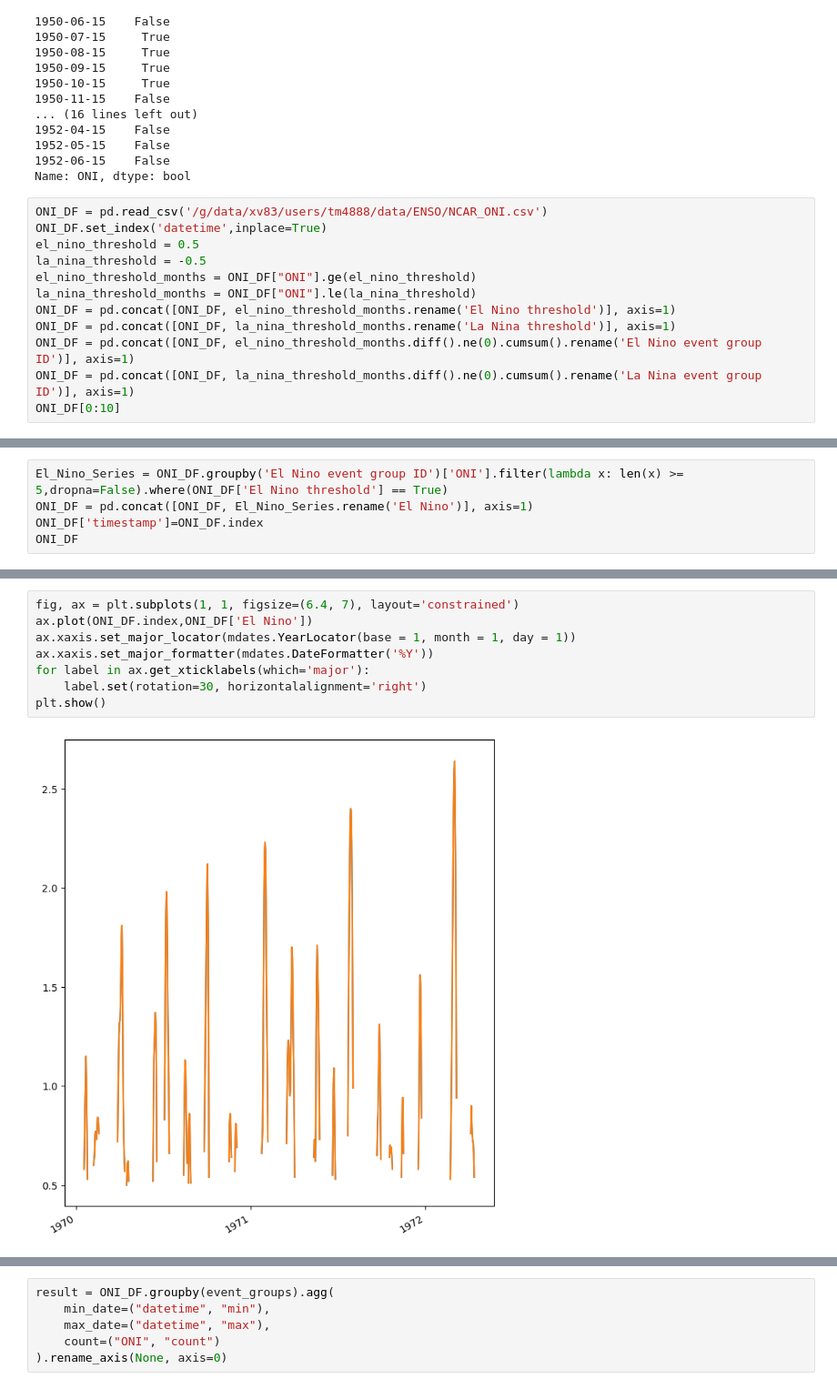
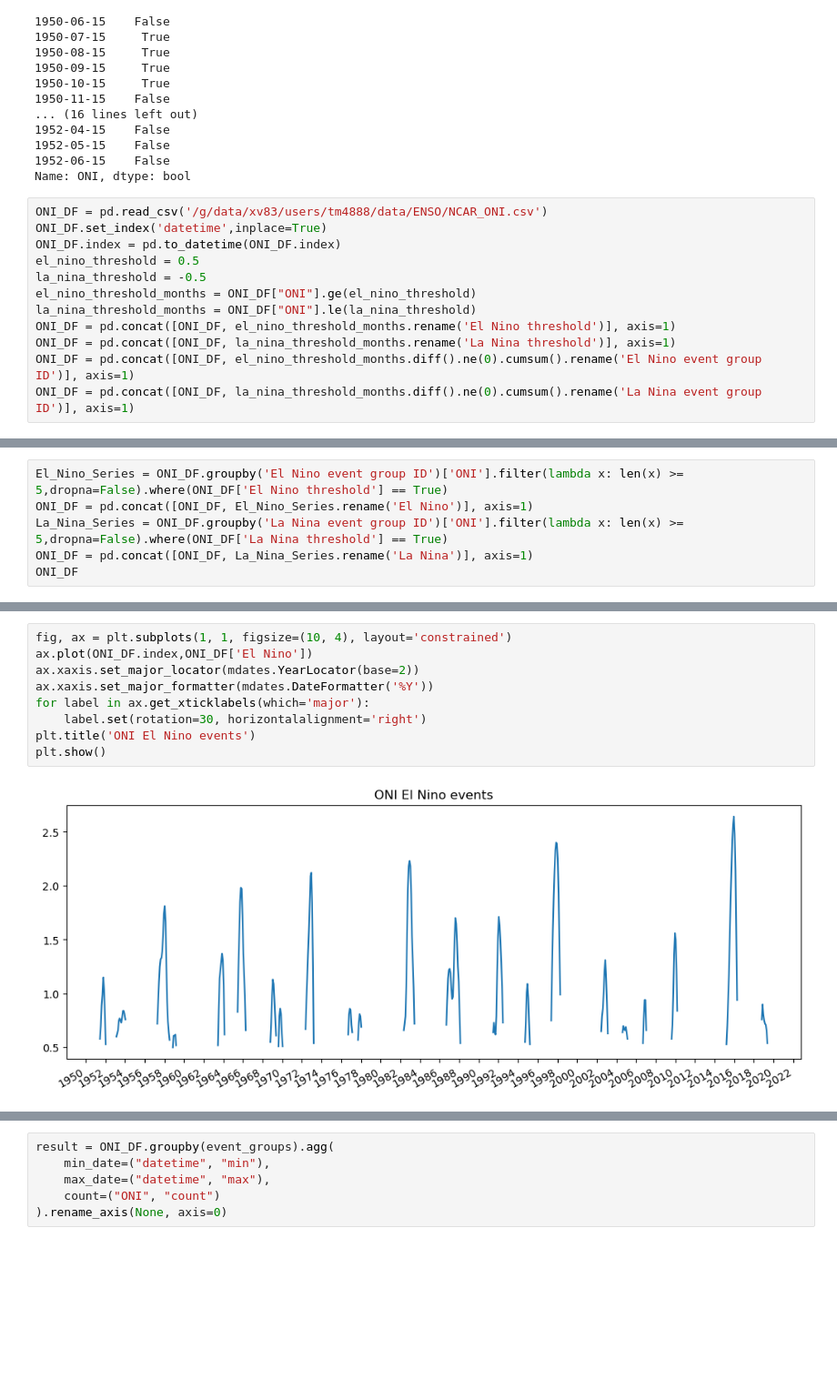
Before and after one commit to Thomas-Moore-Creative/BRAN-climatology-generator-demo, a Jupyter notebook: notebooks/demo_sandbox.ipynb, the cells around one changed output, grey strips where cells are left out. Shown at 91% size. Saved outputs shown, nothing was run; the diff lists cells and outputs as text; blank space fills up the shorter version.

Commit message:
ENSO events based on ONI generated > #2

```diff
--- a/notebooks/demo_sandbox.ipynb
+++ b/notebooks/demo_sandbox.ipynb
@@ -381,6 +381,7 @@ Name: ONI, dtype: bool
 # %%
 ONI_DF = pd.read_csv('/g/data/xv83/users/tm4888/data/ENSO/NCAR_ONI.csv')
 ONI_DF.set_index('datetime',inplace=True)
+ONI_DF.index = pd.to_datetime(ONI_DF.index)
 el_nino_threshold = 0.5
 la_nina_threshold = -0.5
 el_nino_threshold_months = ONI_DF["ONI"].ge(el_nino_threshold)
@@ -389,4 +390,3 @@ ONI_DF = pd.concat([ONI_DF, el_nino_threshold_months.rename('El Nino threshold')
 ONI_DF = pd.concat([ONI_DF, la_nina_threshold_months.rename('La Nina threshold')], axis=1)
 ONI_DF = pd.concat([ONI_DF, el_nino_threshold_months.diff().ne(0).cumsum().rename('El Nino event group ID')], axis=1)
 ONI_DF = pd.concat([ONI_DF, la_nina_threshold_months.diff().ne(0).cumsum().rename('La Nina event group ID')], axis=1)
-ONI_DF[0:10]
@@ -406,7 +393,8 @@ ONI_DF[0:10]
 # %%
 El_Nino_Series = ONI_DF.groupby('El Nino event group ID')['ONI'].filter(lambda x: len(x) >= 5,dropna=False).where(ONI_DF['El Nino threshold'] == True)
 ONI_DF = pd.concat([ONI_DF, El_Nino_Series.rename('El Nino')], axis=1)
-ONI_DF['timestamp']=ONI_DF.index
+La_Nina_Series = ONI_DF.groupby('La Nina event group ID')['ONI'].filter(lambda x: len(x) >= 5,dropna=False).where(ONI_DF['La Nina threshold'] == True)
+ONI_DF = pd.concat([ONI_DF, La_Nina_Series.rename('La Nina')], axis=1)
 ONI_DF
 # %% [output]
 |  | year | month | ONI | El Nino threshold | La Nina threshold | El Nino event group ID | ... |
@@ -426,10 +414,11 @@ ONI_DF
 # %%
-fig, ax = plt.subplots(1, 1, figsize=(6.4, 7), layout='constrained')
+fig, ax = plt.subplots(1, 1, figsize=(10, 4), layout='constrained')
 ax.plot(ONI_DF.index,ONI_DF['El Nino'])
-ax.xaxis.set_major_locator(mdates.YearLocator(base = 1, month = 1, day = 1))
+ax.xaxis.set_major_locator(mdates.YearLocator(base=2))
 ax.xaxis.set_major_formatter(mdates.DateFormatter('%Y'))
 for label in ax.get_xticklabels(which='major'):
     label.set(rotation=30, horizontalalignment='right')
+plt.title('ONI El Nino events')
 plt.show()
 # %% [output]
-[figure, old version]
+[figure, new version]
```
Also changed, not shown: parts of 6 cells of this notebook.
